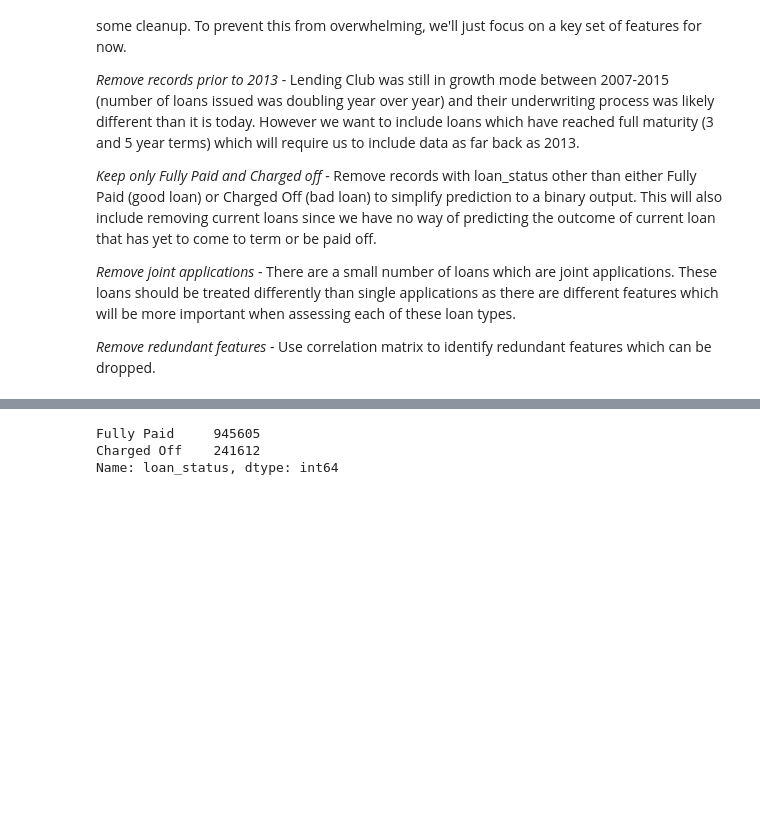
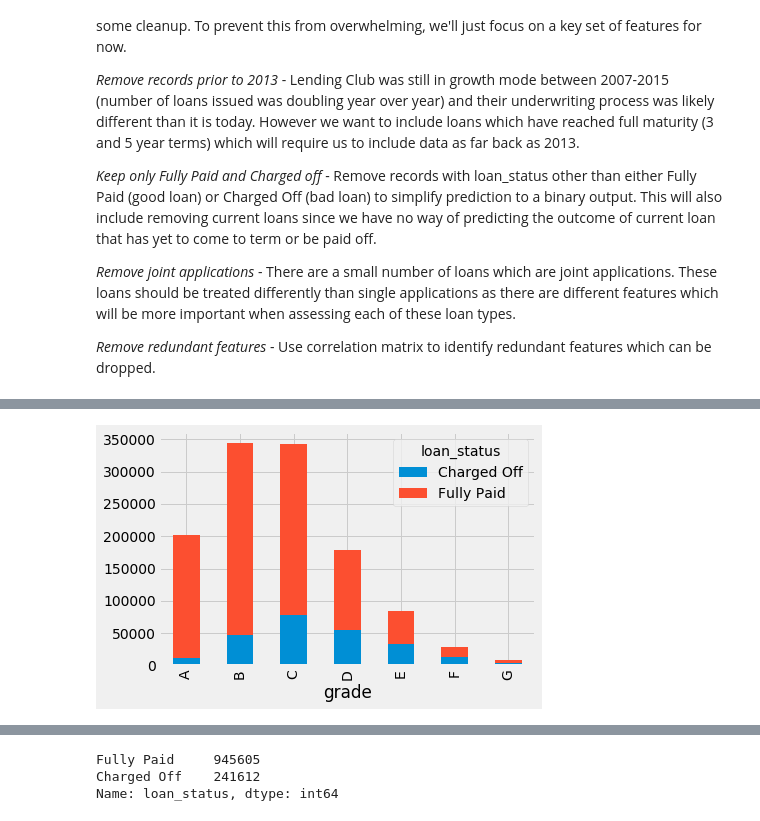
Before and after one commit to just1jp/loan_prediction, a Jupyter notebook: Loan Prediction.ipynb, the cells around one changed output, grey strips where cells are left out. Saved outputs shown, nothing was run; the diff lists cells and outputs as text; code cells hidden in the pictures; blank space fills up the shorter version.

```diff
--- a/Loan Prediction.ipynb
+++ b/Loan Prediction.ipynb
@@ -96,0 +118,4 @@ loans = loans.loc[loans.application_type.isin(['Individual'])]
+# %%
+loans.groupby('grade')['loan_status'].value_counts().unstack().plot(kind='bar', stacked=True);
+# %% [output]
+[figure, added]
```
Also changed, not shown: parts of 7 cells of this notebook.
